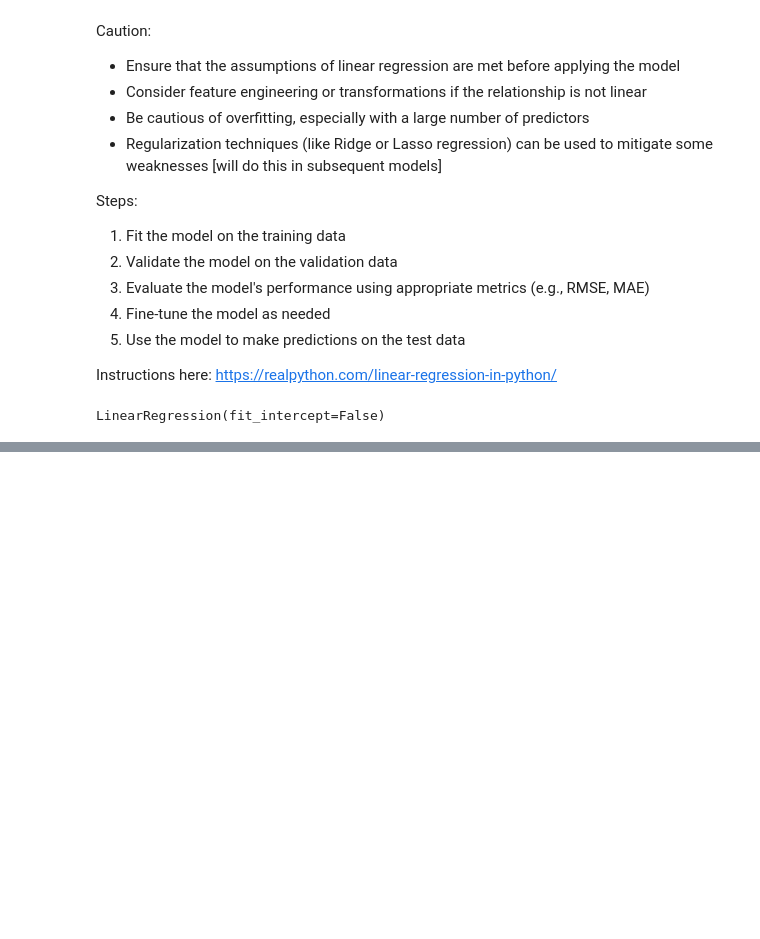
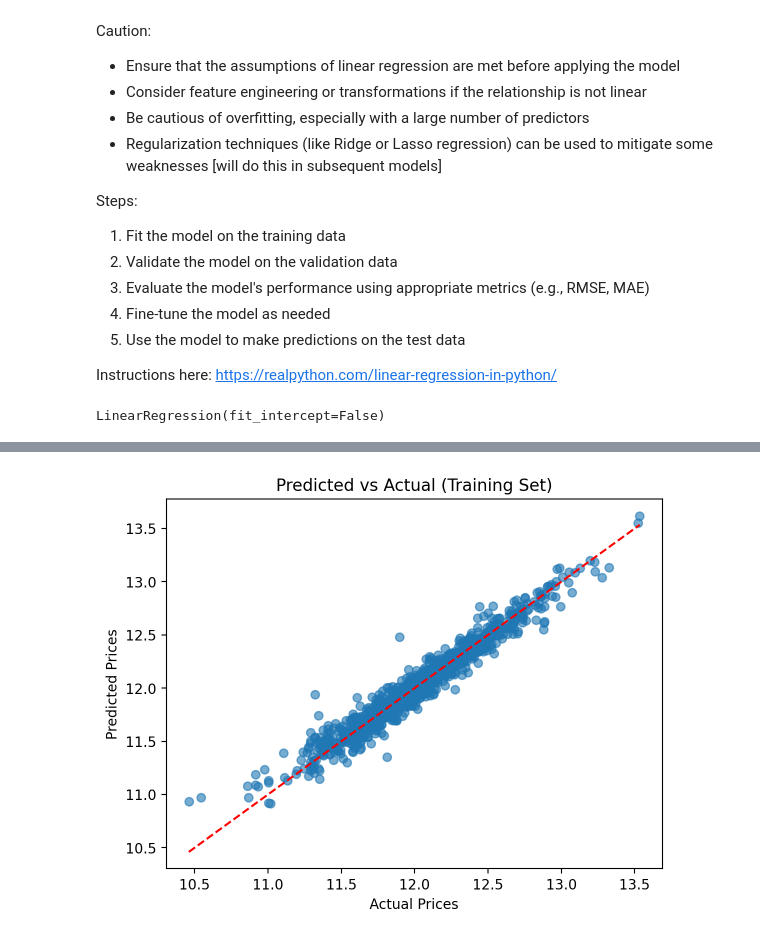
Before and after one commit to arikatz123/house-prices-ml, a Jupyter notebook: notebooks/linear_regression_models.ipynb, the cells around one changed output, grey strips where cells are left out. Drawn from its saved outputs; the diff is of its cells as text; code cells hidden in the pictures; blank space fills up the shorter version.

```diff
--- a/notebooks/linear_regression_models.ipynb
+++ b/notebooks/linear_regression_models.ipynb
@@ -225,0 +242,11 @@ Next - wrap up analysis of linear regression. then move on to the next model
+# %%
+plt.scatter(y_train, y_train_pred_sm, alpha=0.6)    # Scatter plot of actual vs predicted prices
+plt.plot([y_train.min(), y_train.max()],
+         [y_train.min(), y_train.max()],
+         'r--')  # 45-degree reference line
+plt.xlabel("Actual Prices")
+plt.ylabel("Predicted Prices")
+plt.title("Predicted vs Actual (Training Set)")
+plt.show()
+# %% [output]
+[figure, added]
```
Also changed, not shown: parts of 16 cells of this notebook.
